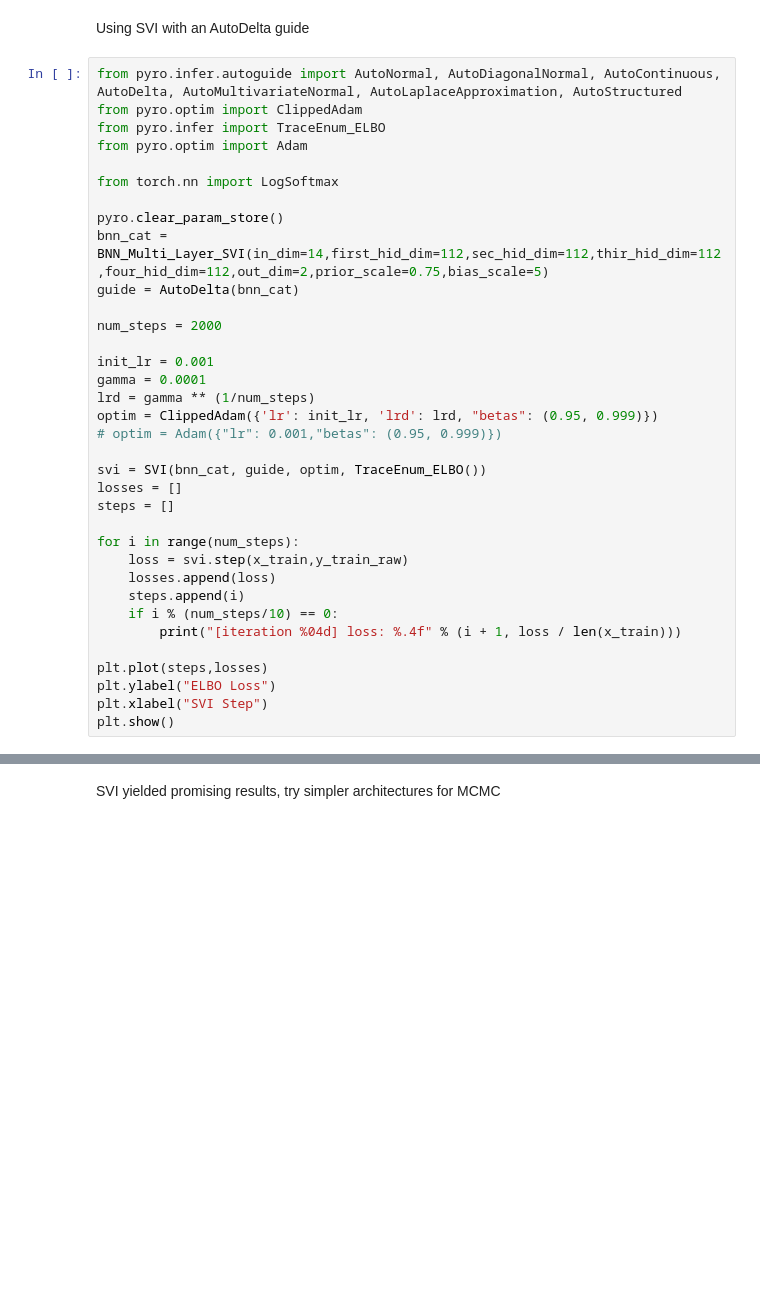
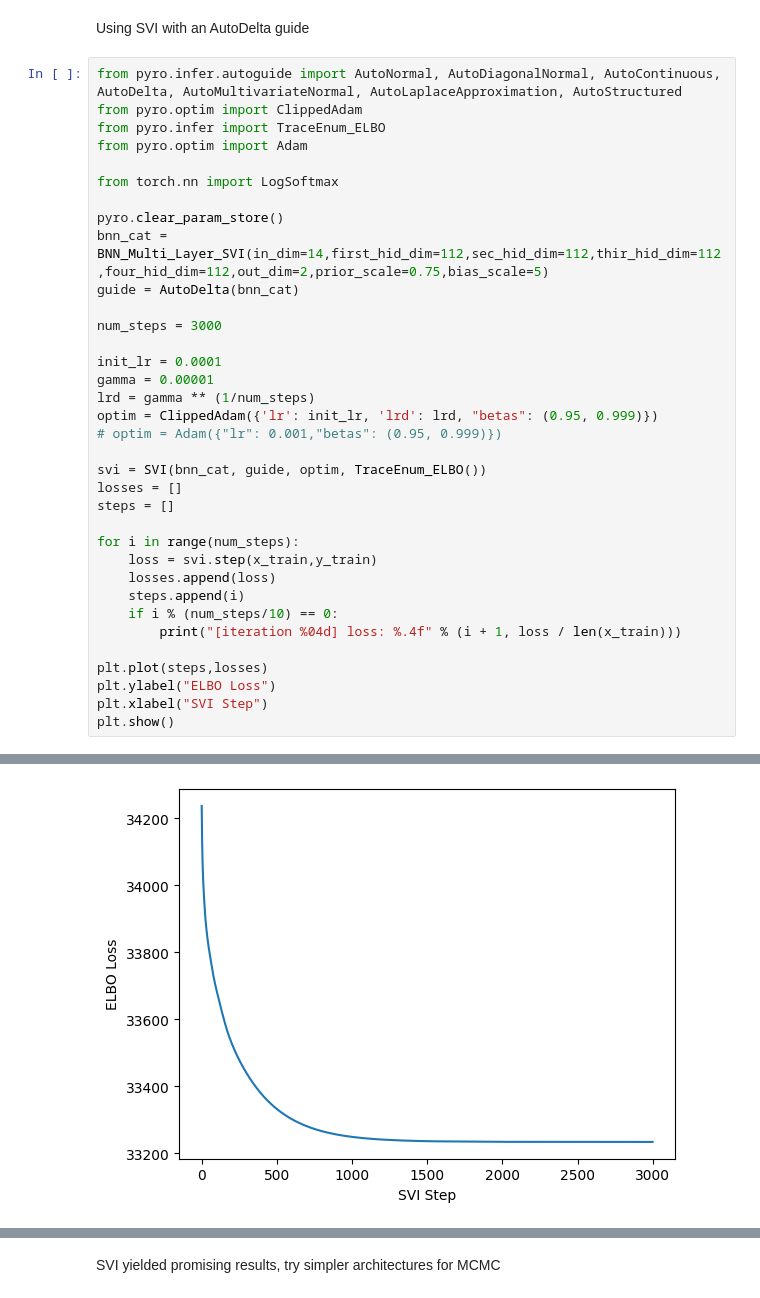
Before and after one commit to Andrei-Treil/betting_bot, a Jupyter notebook: notebooks/bnn_betting.ipynb, the cells around one changed output, grey strips where cells are left out. Saved outputs shown, nothing was run; the diff lists cells and outputs as text; blank space fills up the shorter version.

```diff
--- a/notebooks/bnn_betting.ipynb
+++ b/notebooks/bnn_betting.ipynb
@@ -800,10 +800,10 @@ pyro.clear_param_store()
 bnn_cat = BNN_Multi_Layer_SVI(in_dim=14,first_hid_dim=112,sec_hid_dim=112,thir_hid_dim=112,four_hid_dim=112,out_dim=2,prior_scale=0.75,bias_scale=5)
 guide = AutoDelta(bnn_cat)
 
-num_steps = 2000
+num_steps = 3000
 
-init_lr = 0.001
-gamma = 0.0001
+init_lr = 0.0001
+gamma = 0.00001
 lrd = gamma ** (1/num_steps)
 optim = ClippedAdam({'lr': init_lr, 'lrd': lrd, "betas": (0.95, 0.999)})
 # optim = Adam({"lr": 0.001,"betas": (0.95, 0.999)})
@@ -813,7 +813,7 @@ losses = []
 steps = []
 
 for i in range(num_steps):
-    loss = svi.step(x_train,y_train_raw)
+    loss = svi.step(x_train,y_train)
     losses.append(loss)
     steps.append(i)
     if i % (num_steps/10) == 0:
@@ -823,3 +823,4 @@ plt.plot(steps,losses)
 plt.ylabel("ELBO Loss")
 plt.xlabel("SVI Step")
 plt.show()
+# %% [output]
@@ -826,3 +837,4 @@ plt.show()
+[figure, added]
 # %%
 pyro.clear_param_store()
 predictive = Predictive(bnn_cat, guide=guide, num_samples=500, return_sites=["obs","_RETURN"]) # confidence scales inversely w/ num_samples, low num_samp -> high confidence
```
Also changed, not shown: parts of 9 cells of this notebook, 1 other file.
